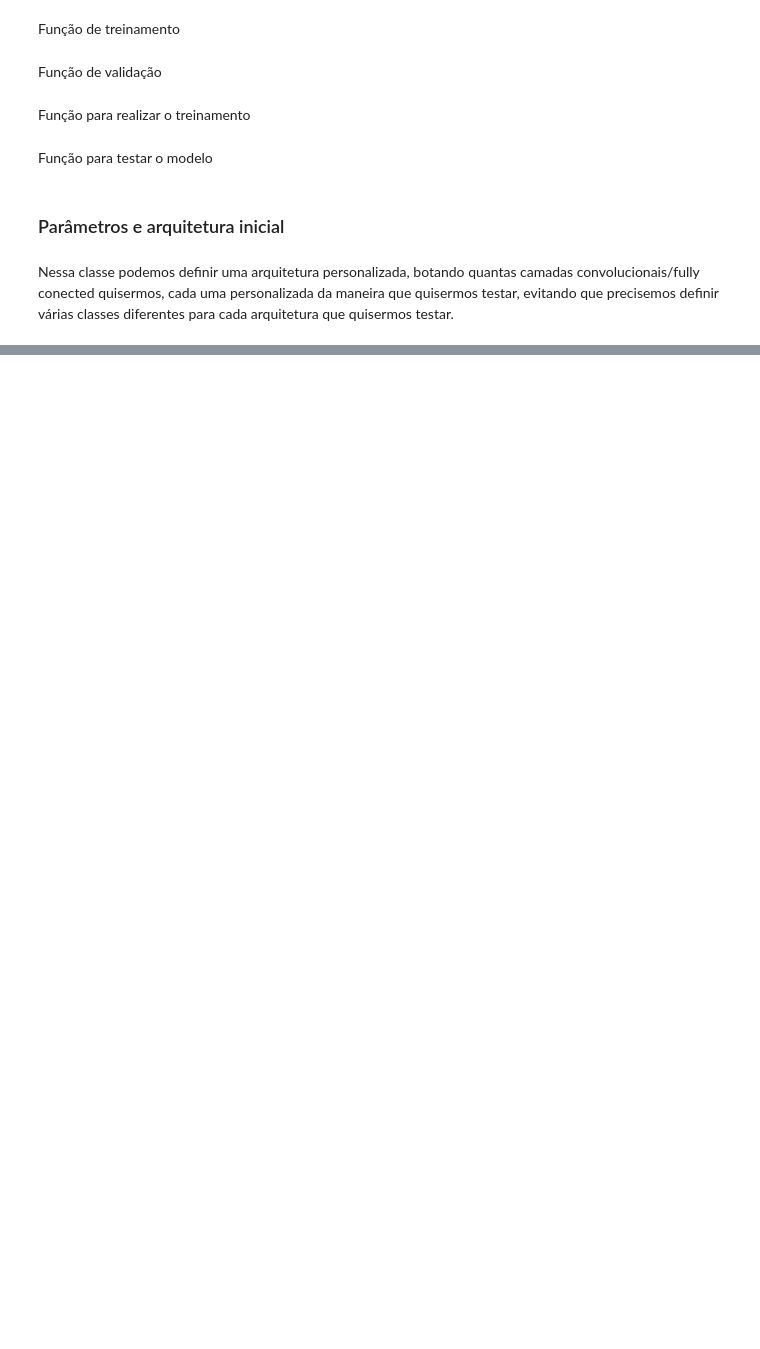
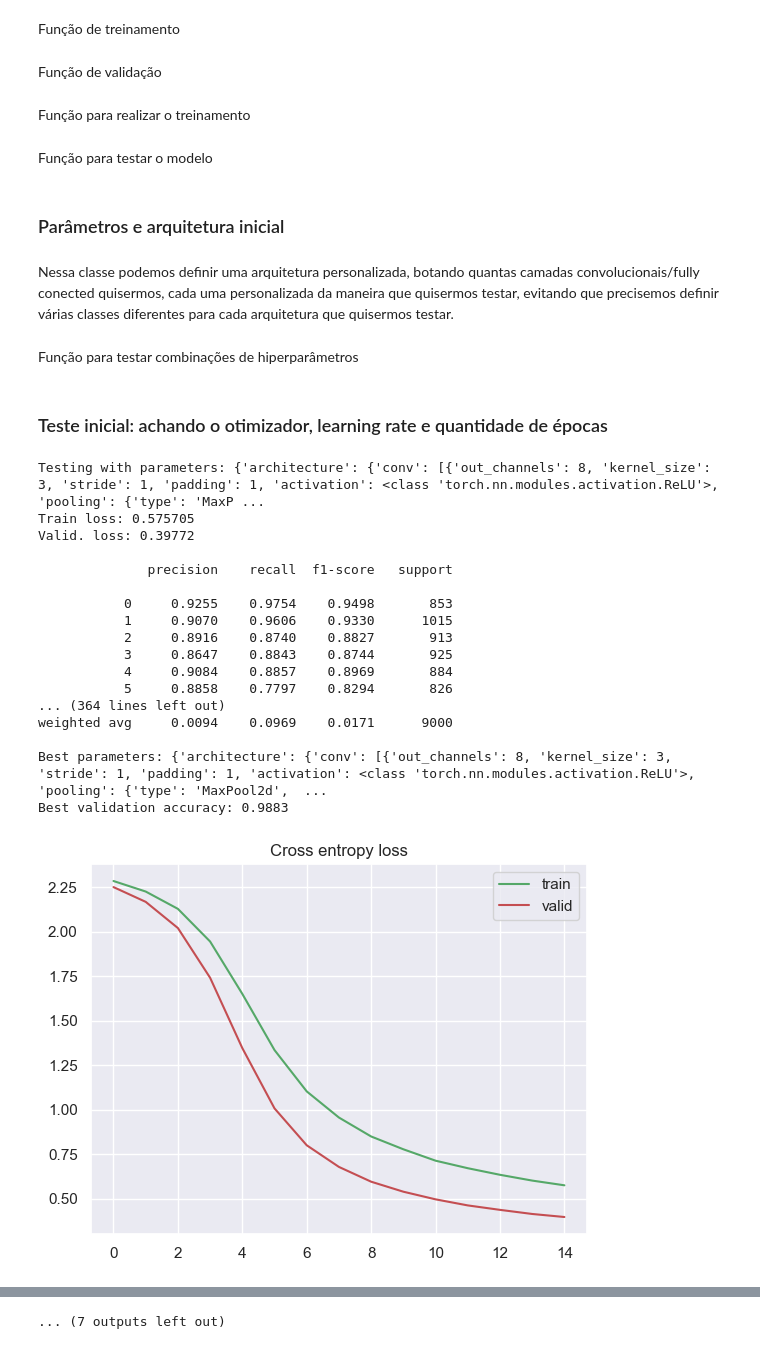
Before and after one commit to FrederickAlmeida/CNN-MNIST-classifier, a Jupyter notebook: cnn_classifier.ipynb, the cells around one changed output, grey strips where cells are left out. Saved outputs shown, nothing was run; the diff lists cells and outputs as text; code cells hidden in the pictures; blank space fills up the shorter version.

Commit message:
testing optimizer, learning rate, epochs, and initialization

```diff
--- a/cnn_classifier.ipynb
+++ b/cnn_classifier.ipynb
@@ -32,7 +37,7 @@ Baixamos os datasets pelo pytorch, dividimos entre dataset de treino, validaçã
 train_ds = datasets.MNIST(
     root='data',
     train=True,
-    transform=transforms.ToTensor(),    # transformar as imagens para tensores
+    transform=transform,    # transformar as imagens para tensores e normalizar
     download=True,
 )
 
@@ -44,6 +49,6 @@ train_ds, val_ds = data.random_split(train_ds, [len_train, len_val])    # dividi
 test_ds = datasets.MNIST(
     root='data',
     train=False,
-    transform=transforms.ToTensor(),
+    transform=transform,
     download=True,
 )
@@ -252,6 +229,20 @@ def test(model, dataset, device):
 
     labels = list(str(i) for i in range(10))
     print(classification_report(targets, preds, target_names=labels, zero_division=0, digits=4))
+
+    return total_corrects/total_n
+# %%
+def init_weights_he_normal(m):
+    if isinstance(m, nn.Conv2d) or isinstance(m, nn.Linear):
+        nn.init.kaiming_normal_(m.weight, mode='fan_out', nonlinearity='relu')
+        if m.bias is not None:
+            nn.init.zeros_(m.bias)
+
+def init_weights_he_uniform(m):
+    if isinstance(m, nn.Conv2d) or isinstance(m, nn.Linear):
+        nn.init.kaiming_uniform_(m.weight, mode='fan_in', nonlinearity='relu')
+        if m.bias is not None:
+            nn.init.zeros_(m.bias)
 # %% [markdown]
 ### Parâmetros e arquitetura inicial
 # %% [markdown]
@@ -306,0 +300,2 @@ class CNN(nn.Module):
+# %% [markdown]
+Função para testar combinações de hiperparâmetros
@@ -306,0 +327,44 @@ class CNN(nn.Module):
+# %% [markdown]
+### Teste inicial: achando o otimizador, learning rate e quantidade de épocas
+# %%
+param_grid = {
+    'architecture': [
+        {
+            'conv': [
+                {'out_channels': 8, 'kernel_size': 3, 'stride': 1, 'padding': 1, 'activation': nn.ReLU, 'pooling': {'type': 'MaxPool2d', 'params': {'kernel_size': 2, 'stride': 2}}, 'batch_norm': False}
+            ],
+            'mlp_input_size': 8*14*14,
+            'mlp': [
+                {'out_units': 128, 'activation': nn.ReLU, 'dropout': 0.3},
+                {'out_units': 64, 'activation': nn.ReLU, 'dropout': 0.3}
+            ],
+            'output_units': 10
+        }
+    ],
+    'learning_rate': [0.001, 0.01, 0.1],
+    'optimizer': ['SGD', 'Adam'],
+    'epochs': [15, 30, 45]
+}
+
+best_params, best_accuracy = hyperparameter_search(train_dl, val_dl, param_grid, device)
+print(f"Best parameters: {best_params}")
+print(f"Best validation accuracy: {best_accuracy:.4f}")
+# %% [output]
+Testing with parameters: {'architecture': {'conv': [{'out_channels': 8, 'kernel_size': 3, 'stride': 1, 'padding': 1, 'activation': <class 'torch.nn.modules.activation.ReLU'>, 'pooling': {'type': 'MaxP ...
+Train loss: 0.575705
+Valid. loss: 0.39772
+
+              precision    recall  f1-score   support
+
+           0     0.9255    0.9754    0.9498       853
+           1     0.9070    0.9606    0.9330      1015
+           2     0.8916    0.8740    0.8827       913
+           3     0.8647    0.8843    0.8744       925
+           4     0.9084    0.8857    0.8969       884
+           5     0.8858    0.7797    0.8294       826
+... (364 lines left out)
+weighted avg     0.0094    0.0969    0.0171      9000
+
+Best parameters: {'architecture': {'conv': [{'out_channels': 8, 'kernel_size': 3, 'stride': 1, 'padding': 1, 'activation': <class 'torch.nn.modules.activation.ReLU'>, 'pooling': {'type': 'MaxPool2d',  ...
+Best validation accuracy: 0.9883
+[figure, added]
@@ -306,0 +381 @@ class CNN(nn.Module):
+... (7 outputs left out)
```
Also changed, not shown: parts of 11 cells of this notebook.
